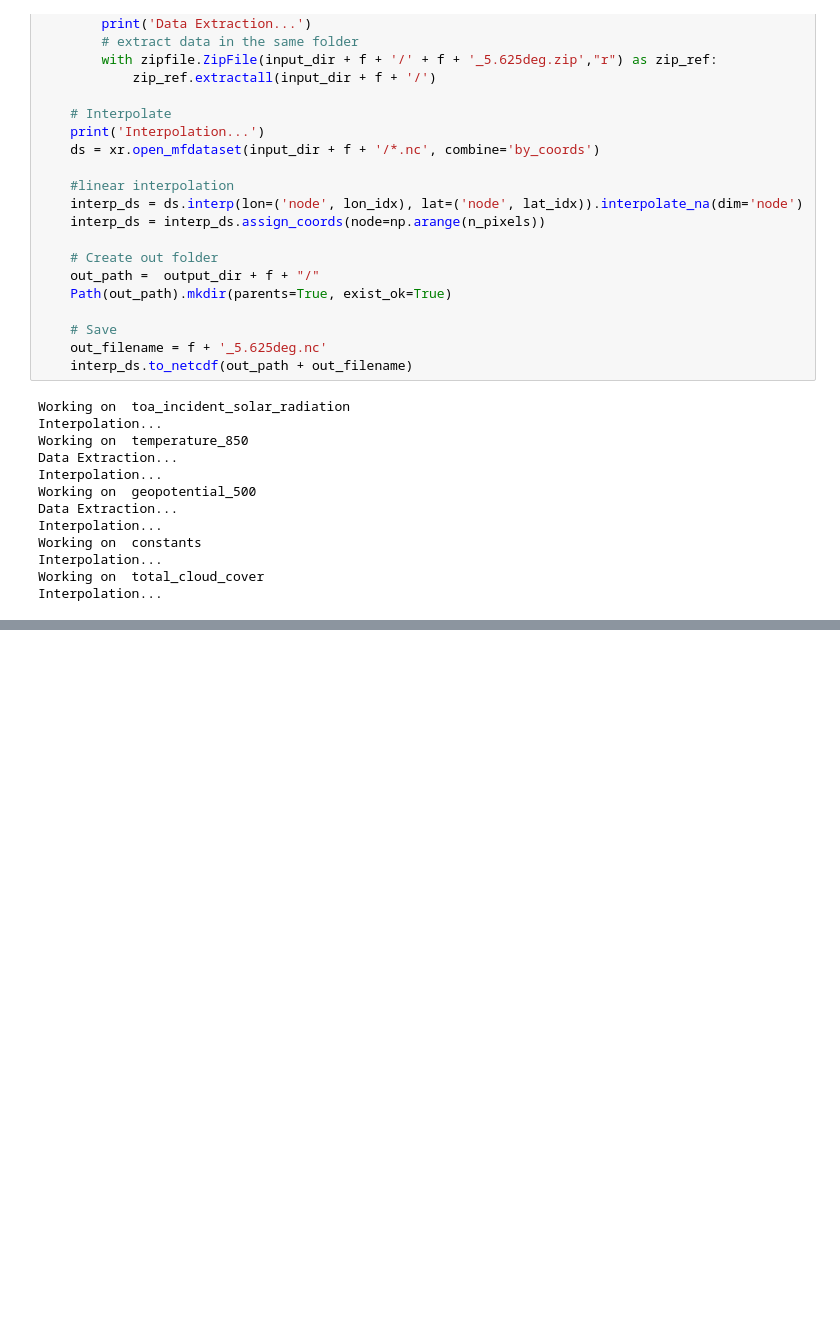
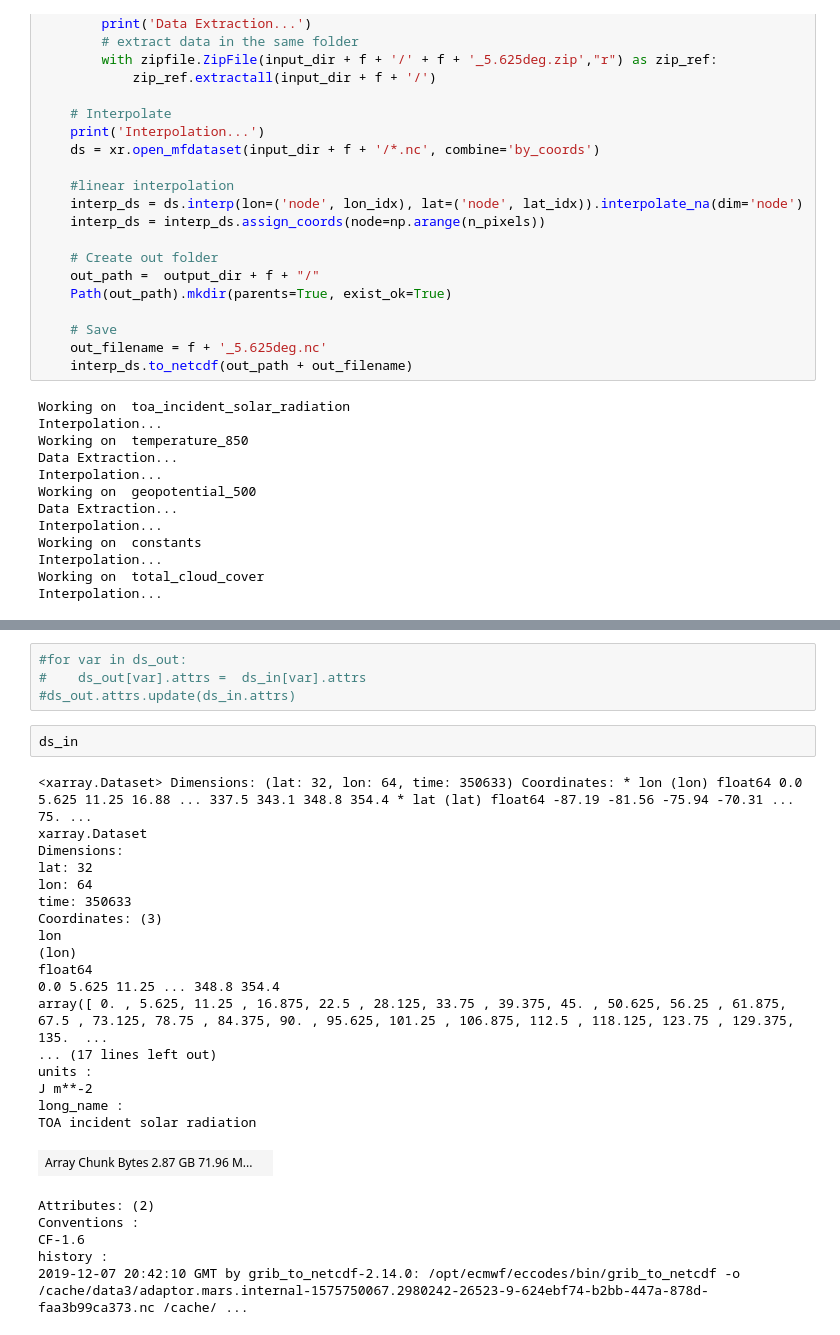
Before and after one commit to deepsphere/deepsphere-weather, a Jupyter notebook: notebooks/healpix_resampling.ipynb, the cells around one changed output, grey strips where cells are left out. Drawn from its saved outputs; the diff is of its cells as text; blank space fills up the shorter version.

```diff
--- a/notebooks/healpix_resampling.ipynb
+++ b/notebooks/healpix_resampling.ipynb
@@ -94,0 +172,30 @@ Interpolation...
+# %%
+#for var in ds_out:
+#    ds_out[var].attrs =  ds_in[var].attrs
+#ds_out.attrs.update(ds_in.attrs)
+# %%
+ds_in
+# %% [output]
+<xarray.Dataset> Dimensions: (lat: 32, lon: 64, time: 350633) Coordinates: * lon (lon) float64 0.0 5.625 11.25 16.88 ... 337.5 343.1 348.8 354.4 * lat (lat) float64 -87.19 -81.56 -75.94 -70.31 ... 75. ...
+xarray.Dataset
+Dimensions:
+lat: 32
+lon: 64
+time: 350633
+Coordinates: (3)
+lon
+(lon)
+float64
+0.0 5.625 11.25 ... 348.8 354.4
+array([ 0. , 5.625, 11.25 , 16.875, 22.5 , 28.125, 33.75 , 39.375, 45. , 50.625, 56.25 , 61.875, 67.5 , 73.125, 78.75 , 84.375, 90. , 95.625, 101.25 , 106.875, 112.5 , 118.125, 123.75 , 129.375, 135.  ...
+... (17 lines left out)
+units :
+J m**-2
+long_name :
+TOA incident solar radiation
+| Array Chunk Bytes 2.87 GB 71.96 M... |  |
+Attributes: (2)
+Conventions :
+CF-1.6
+history :
+2019-12-07 20:42:10 GMT by grib_to_netcdf-2.14.0: /opt/ecmwf/eccodes/bin/grib_to_netcdf -o /cache/data3/adaptor.mars.internal-1575750067.2980242-26523-9-624ebf74-b2bb-447a-878d-faa3b99ca373.nc /cache/ ...
```
Also changed, not shown: parts of 21 cells of this notebook.
